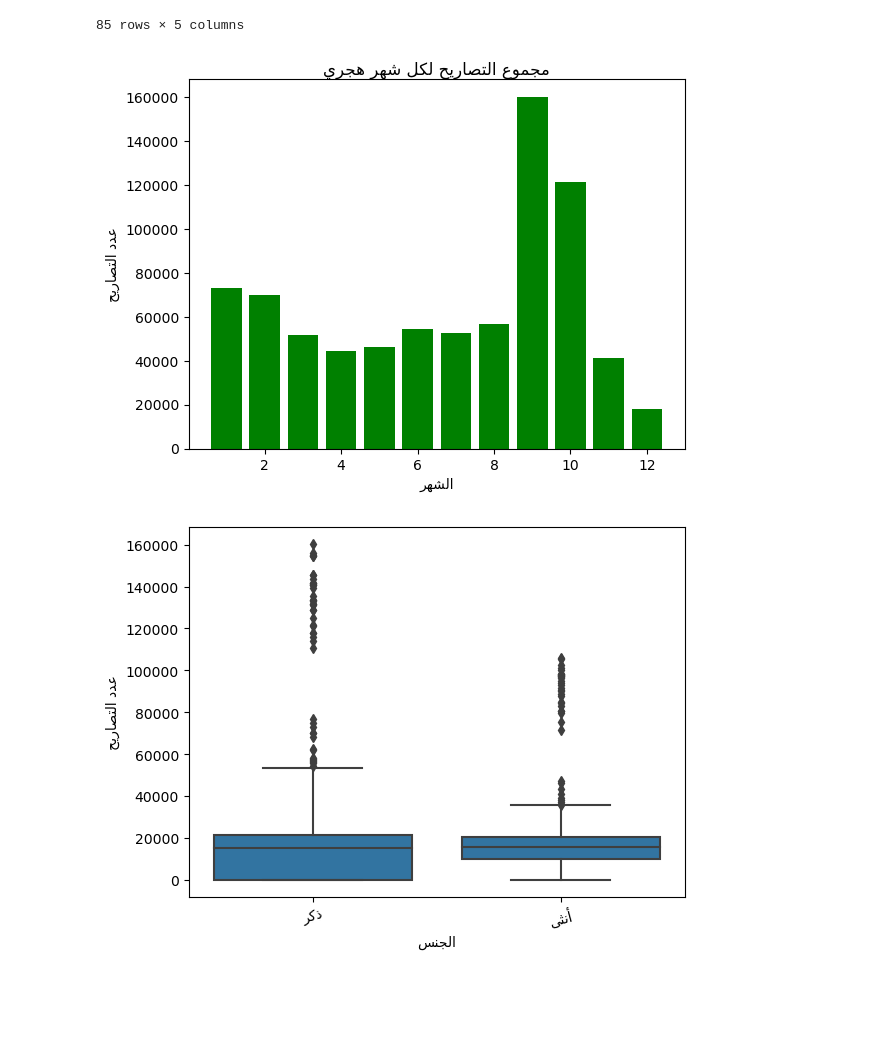
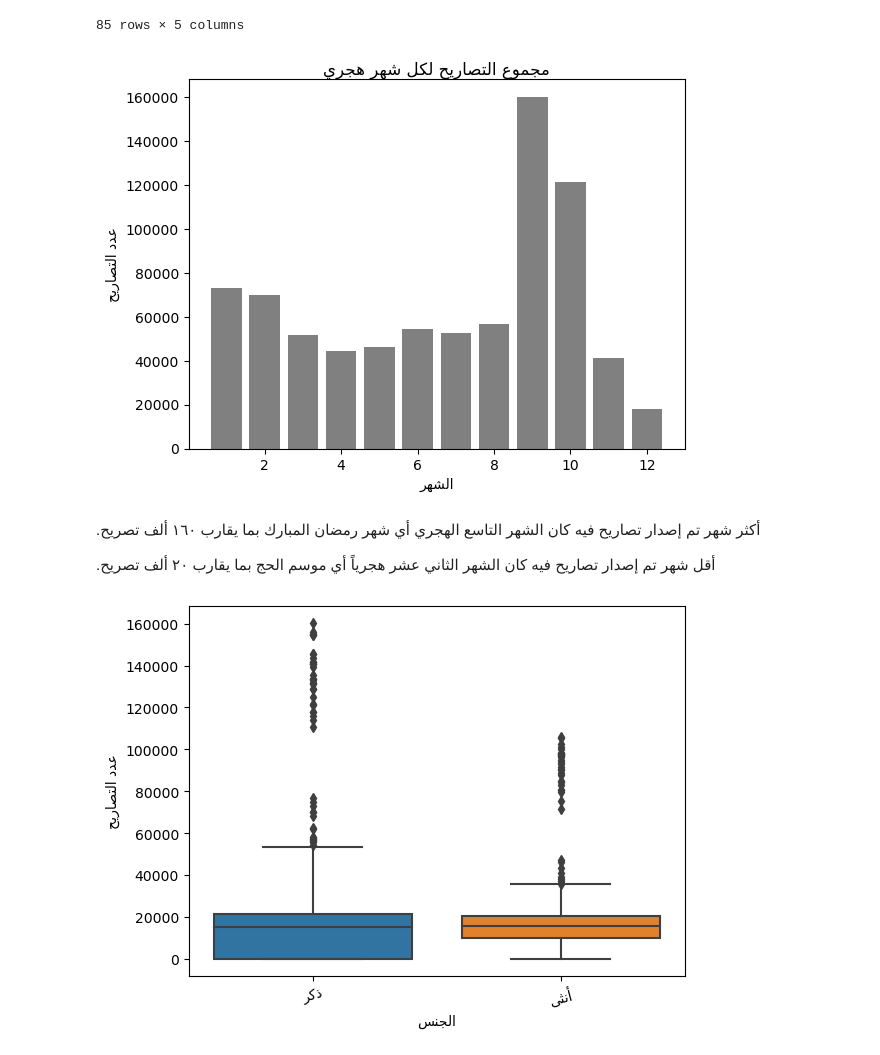
Before and after one commit to TMQ5/My_Projects, a Jupyter notebook: تحليل بيانات الحج والعمرة/تصاريح تطبيق نُسُك/مشروع تحليل بيانات تصاريح تطبيق نُسُك لعام ١٤٤٤ه.ipynb, the cells around one changed output. Cells and saved outputs as stored; diff of their text form; code cells hidden in the pictures; blank space fills up the shorter version.

```diff
--- a/تحليل بيانات الحج والعمرة/تصاريح تطبيق نُسُك/مشروع تحليل بيانات تصاريح تطبيق نُسُك لعام ١٤٤٤ه.ipynb
+++ b/تحليل بيانات الحج والعمرة/تصاريح تطبيق نُسُك/مشروع تحليل بيانات تصاريح تطبيق نُسُك لعام ١٤٤٤ه.ipynb
@@ -245,25 +274,27 @@ def f(x):
 # %%
 x = df["الشهر"]
 y = df["عدد التصاريح من نسك"]
 xlbl = get_display( arabic_reshaper.reshape('الشهر'))
 ylbl = get_display( arabic_reshaper.reshape('عدد التصاريح'))
 label = get_display(arabic_reshaper.reshape("مجموع التصاريح لكل شهر هجري"))
 
-plt.bar(x, y, label='Bar1', color='green')
+plt.bar(x, y, label='Bar1', color='gray')
 plt.xlabel(xlbl, fontdict=None, labelpad=None)
 plt.ylabel(ylbl, fontdict=None, labelpad=None)
 plt.title (label, fontweight=10, pad='2.0')
 plt.show()
 # %% [output]
-[figure, old version]
+[figure, new version]
+# %% [markdown]
+.أكثر شهر تم إصدار تصاريح فيه كان الشهر التاسع الهجري أي شهر رمضان المبارك بما يقارب ١٦٠ ألف تصريح
+
+.أقل شهر تم إصدار تصاريح فيه كان الشهر الثاني عشر هجرياً أي موسم الحج بما يقارب ٢٠ ألف تصريح
 # %%
-
-base_color = sns.color_palette()[0]
 
 gender = df['الجنس'].apply(f)
 
-sns.boxplot(data=df, x=gender, y='عدد التصاريح من نسك', color=base_color).set(xlabel= get_display( arabic_reshaper.reshape('الجنس')),
+sns.boxplot(data=df, x=gender, y='عدد التصاريح من نسك').set(xlabel= get_display( arabic_reshaper.reshape('الجنس')),
                                                                               ylabel= get_display( arabic_reshaper.reshape('عدد التصاريح')))
 plt.xticks(rotation=15);
 # %% [output]
-[figure, old version]
+[figure, new version]
```
Also changed, not shown: parts of 21 cells of this notebook.
